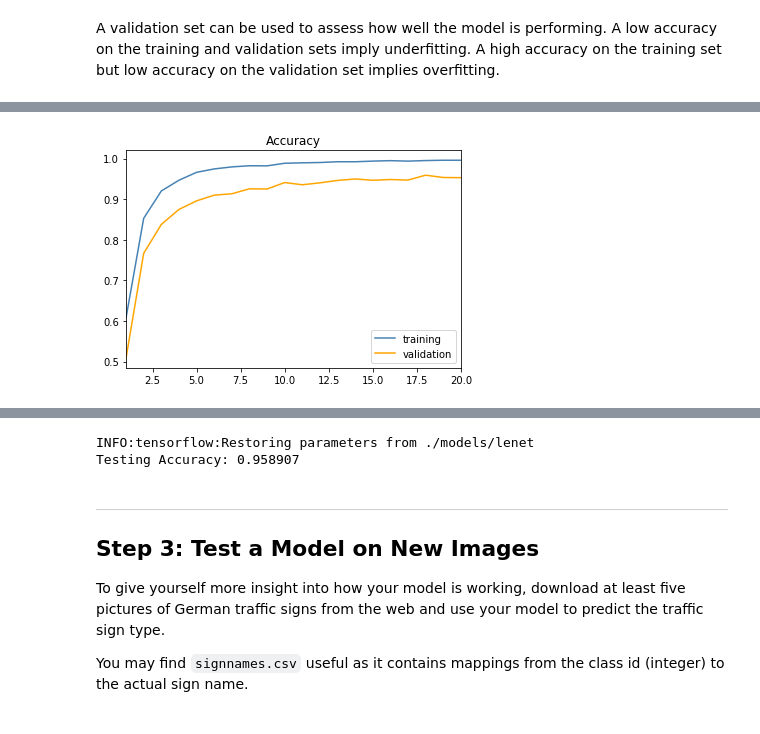
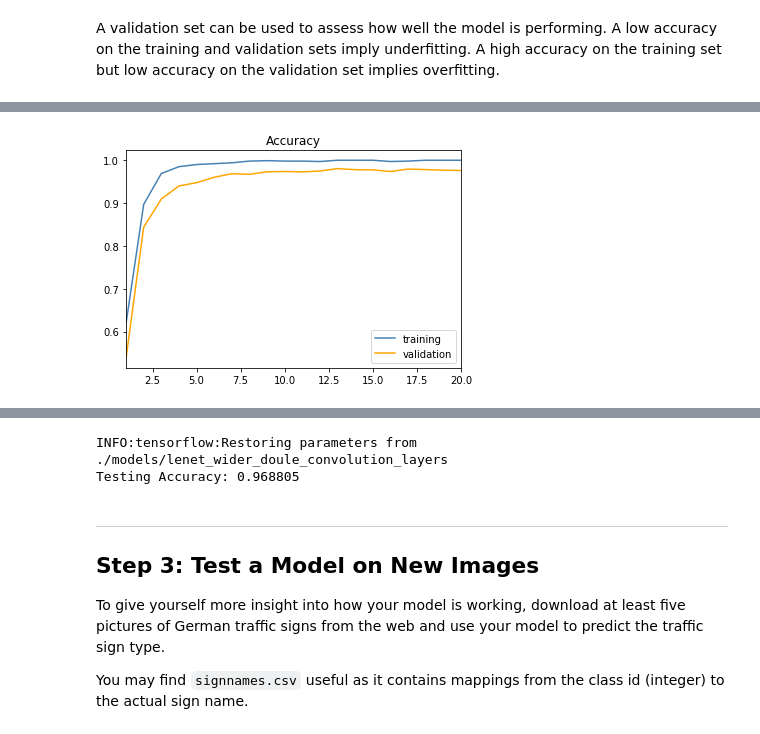
Before and after one commit to koulakis/CarND-Traffic-Sign-Classifier-Project, a Jupyter notebook: Traffic_Sign_Classifier.ipynb, the cells around one changed output, grey strips where cells are left out. Cells and saved outputs as stored; diff of their text form; code cells hidden in the pictures.

```diff
--- a/Traffic_Sign_Classifier.ipynb
+++ b/Traffic_Sign_Classifier.ipynb
@@ -242,10 +249,12 @@ def maxpool2d(x, k=2, name=None):
     return tf.nn.max_pool(x, ksize=[1, k, k, 1], strides=[1, k, k, 1], padding='VALID', name=name)
 # %%
 def conv_net(x, weights, biases, keep_prob):
-    conv1 = conv2d(x, weights['wc1'], biases['bc1'], name='Conv1')
+    conv1 = conv2d(x, weights['wc11'], biases['bc11'], name='Conv11')
+    conv1 = conv2d(conv1, weights['wc12'], biases['bc12'], name='Conv12')
     conv1 = maxpool2d(conv1, k=2, name='Pool1')
 
-    conv2 = conv2d(conv1, weights['wc2'], biases['bc2'], name='Conv2')
+    conv2 = conv2d(conv1, weights['wc21'], biases['bc21'], name='Conv21')
+    conv2 = conv2d(conv2, weights['wc22'], biases['bc22'], name='Conv22')
     conv2 = maxpool2d(conv2, k=2, name='Pool2')
 
     fc1 = tf.contrib.layers.flatten(conv2)
@@ -269,3 +278,17 @@ sets imply underfitting. A high accuracy on the training set but low accuracy on
 ### Once a final model architecture is selected,
 ### the accuracy on the test set should be calculated and reported as well.
 ### Feel free to use as many code cells as needed.
+# %%
+init = tf.global_variables_initializer()
+
+input_image = tf.placeholder(dtype=tf.float32, shape=test_image.shape)
+trans_image = tf.image.random_hue(input_image, .1)
+trans_image = tf.image.random_brightness(trans_image, .5)
+
+with tf.Session() as sess:
+    sess.run(init)
+    out_image = sess.run(trans_image, feed_dict={input_image: test_image})
+    print(f'Value range - original: [{test_image.min()}, {test_image.max()}]')
+    print(f'Value range - transformed: [{out_image.min()}, {out_image.max()}]')
+    plt.imshow(out_image)
+    plt.show()
@@ -276,6 +303,9 @@ batch_size = 128
 dropout = .8
 
 x = tf.placeholder(tf.float32, [None, 32, 32, 3])
+x = tf.image.random_hue(x, .1)
+x = tf.image.random_brightness(x, .5)
+
 y = tf.placeholder(tf.uint8, [None])
 y_ohe = tf.one_hot(y, n_classes)
 keep_prob = tf.placeholder(tf.float32)
@@ -321,36 +351,41 @@ def show_training_output(train_accs, valid_accs, loss, epochs, epoch):
         valid_acc))
 # %%
 saver = tf.train.Saver()
+train_evaluation_smaple_idx = np.random.randint(0, y_train.shape[0], 1000)
 # %%
 %%time
 with tf.Session() as sess:
     sess.run(init)
 
     train_accs, valid_accs = [], []
     for epoch in range(epochs):
         train_batch_idx = generate_batch_indices(n_train, batch_size)
 
         epoch_lr = [rate for epoch_thresh, rate in learning_rates if epoch_thresh >= epoch][0]
 
         for batch_idx in train_batch_idx:
             batch_x, batch_y = X_train_scaled[batch_idx], y_train[batch_idx]
 
             sess.run(
                 optimizer,
                 feed_dict={x: batch_x, y: batch_y, keep_prob: 1. - dropout, learning_rate: epoch_lr})
 
-        loss = evaluate_tf_variable(sess, cost, X_train_scaled, y_train)
-        train_acc = evaluate_tf_variable(sess, accuracy, X_train_scaled, y_train)
+        loss = evaluate_tf_variable(
+            sess,
+            cost,
+            X_train_scaled[train_evaluation_smaple_idx],
+            y_train[train_evaluation_smaple_idx])
+        train_acc = evaluate_tf_variable(sess, accuracy, X_train_scaled[train_evaluation_smaple_idx], y_train[train_evaluation_smaple_idx])
         train_accs.append(train_acc)
         valid_acc = evaluate_tf_variable(sess, accuracy, X_valid_scaled, y_valid)
         valid_accs.append(valid_acc)
 
         show_training_output(train_accs, valid_accs, loss, epochs, epoch)
 
     test_acc = evaluate_tf_variable(sess, accuracy, X_test_scaled, y_test)
     print('Testing Accuracy: {:.6f}'.format(test_acc))
 
-    saver.save(sess, './models/lenet')
+    saver.save(sess, './models/lenet_wider_doule_convolution_layers')
     print('Model saved')
 # %% [output]
-[figure, old version]
+[figure, new version]
@@ -361,12 +397,12 @@ Wall time: 3min
 # %%
 with tf.Session() as sess:
-    saver.restore(sess, tf.train.latest_checkpoint('./models/'))
+    saver.restore(sess, tf.train.latest_checkpoint('./models'))
 
     test_acc = evaluate_tf_variable(sess, accuracy, X_test_scaled, y_test)
     print('Testing Accuracy: {:.6f}'.format(test_acc))
 # %% [output]
-INFO:tensorflow:Restoring parameters from ./models/lenet
-Testing Accuracy: 0.958907
+INFO:tensorflow:Restoring parameters from ./models/lenet_wider_doule_convolution_layers
+Testing Accuracy: 0.968805
 # %% [markdown]
 ---
 
```
Also changed, not shown: parts of 24 cells of this notebook, 1 other file.
